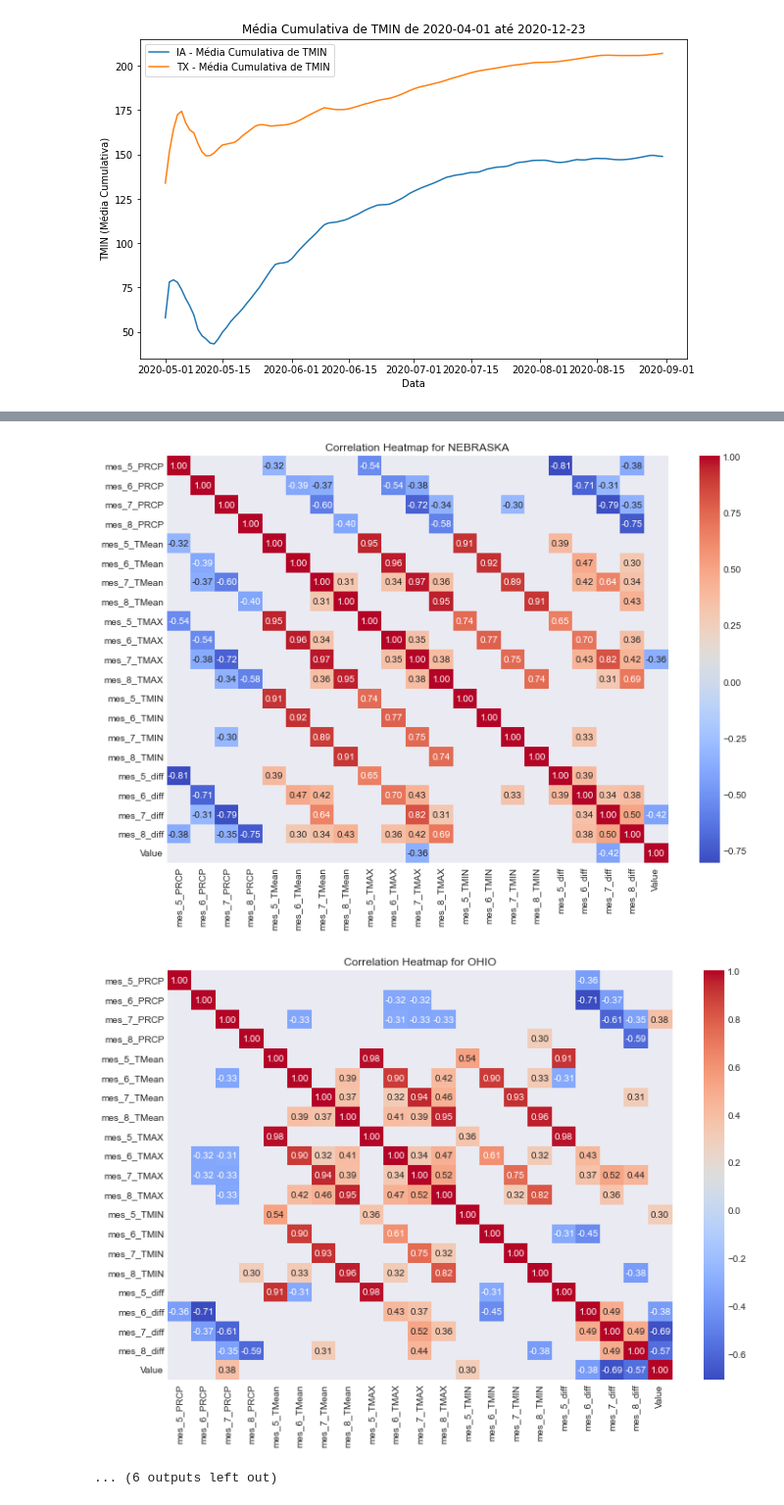
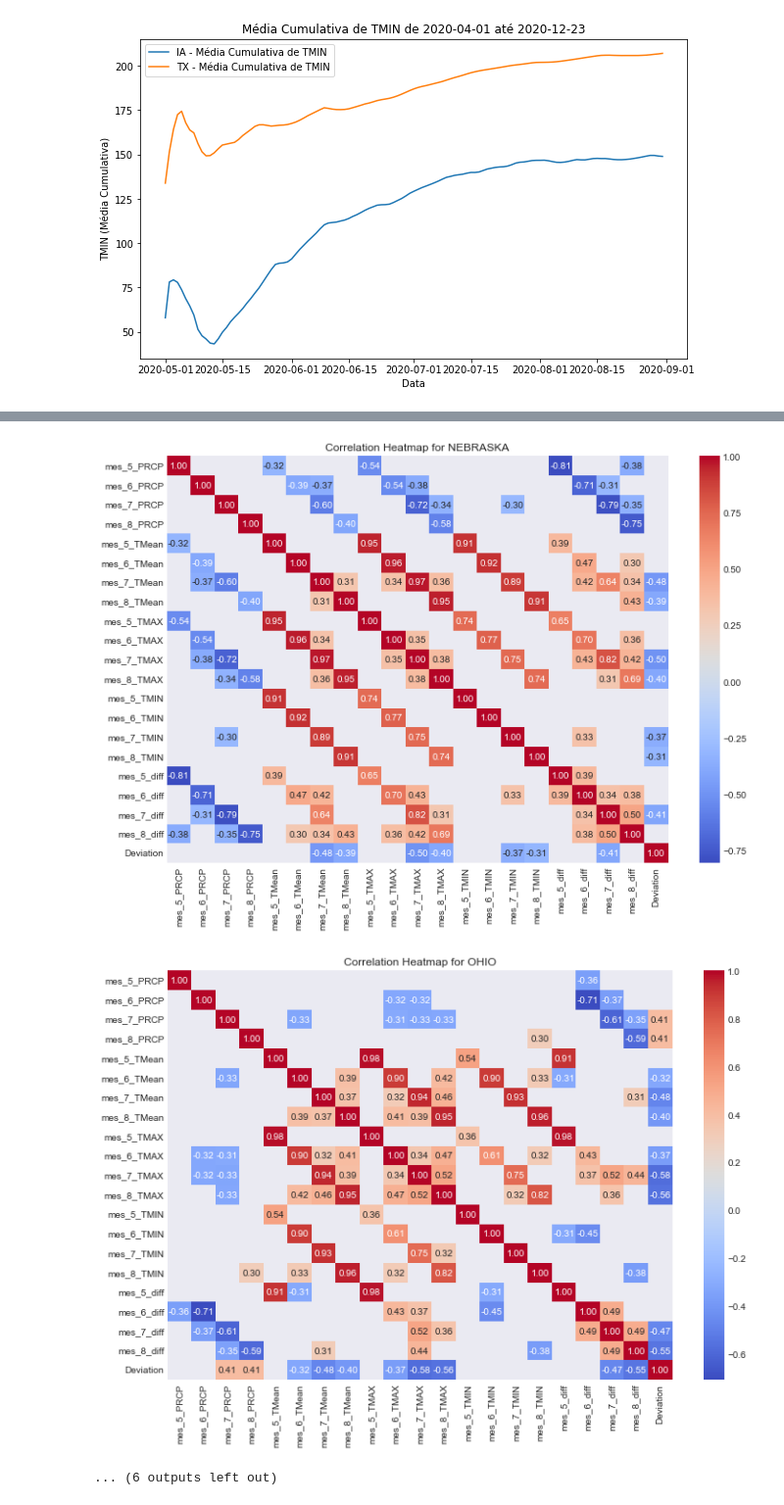
Before and after one commit to ramalhogs/Modelagem-Estat-stica, a Jupyter notebook: src/data_analysis/analysis.ipynb, the cells around one changed output, grey strips where cells are left out. Shown at 98% size. Cells and saved outputs as stored; diff of their text form; code cells hidden in the pictures.

Commit message:
transforming yield to yield trend deviation for analysis only

```diff
--- a/src/data_analysis/analysis.ipynb
+++ b/src/data_analysis/analysis.ipynb
@@ -152,0 +137,29 @@ df
+# %%
+def get_deviation(state_df):
+    state_df_ = state_df.copy()
+    X = sm.add_constant(state_df_['ano'])
+    y = state_df_['Value']
+    model = sm.OLS(y, X).fit()
+
+    state_df_['Predict'] = model.predict(X)
+    state_df_['Deviation'] = state_df_['Value'] / state_df_['Predict'] - 1
+    return state_df_
+
+sy = df
+
+states_list = ['IOWA','ILLINOIS','MINNESOTA','NEBRASKA','INDIANA','SOUTH DAKOTA',
+               'OHIO', 'WISCONSIN','KANSAS', 'MISSOURI','NORTH DAKOTA','MICHIGAN',
+               'KENTUCKY','TEXAS','ARKANSAS','COLORADO','PENNSYLVANIA','TENNESSEE']
+states = {}
+devs = {}
+for state in states_list:
+    states[state] = sy[sy['State'] == state]
+    devs[state] = get_deviation(states[state])[['ano', 'Deviation']]
+
+devs_df = pd.concat(devs, axis=0)
+devs_df.reset_index(inplace=True)
+devs_df.rename(columns={'level_0': 'State'}, inplace=True)
+devs_df.drop('level_1', axis=1, inplace=True)
+
+sy_devs = pd.merge(sy, devs_df, on=['State', 'ano'])
+sy_devs
@@ -154,13 +181,13 @@ df
 plt.style.use('seaborn-darkgrid')
 plt.rcParams['figure.figsize'] = (12, 8)
 
-covar_columns = [col for col in df.columns if 'mes' in col]
+covar_columns = [col for col in sy_devs.columns if 'mes' in col]
 
-unique_states = df['State'].unique()
+unique_states = sy_devs['State'].unique()
 
 for state in unique_states:
     plt.figure()
-    state_df = df[df['State'] == state][covar_columns + ['Value']]
+    state_df = sy_devs[sy_devs['State'] == state][covar_columns + ['Deviation']]
     correlation_matrix = state_df.corr()
 
     #vou filtrar apenas as correlações acima de 0.3 ou abaixo de -0.3 para facilitar a visualização, mas podemos alterar esse valor
@@ -185,5 +212,5 @@ for state in unique_states:
-[figure, old version]
+[figure, new version]
-[figure, old version]
+[figure, new version]
 ... (6 outputs left out)
 # %% [markdown]
 É possível notar que em todos os estados, o mês 5 de cada variável parece ter pouca correlação com a variável resposta. Isso confirma uma hipótese que tinhamos na nossa revisão de literatura, que não coloca o mês de maio como crucial para a produtividade. Portanto, vamos nos concentrar nos meses 6, 7 e 8 para nossa modelagem.
```
Also changed, not shown: parts of 8 cells of this notebook.
